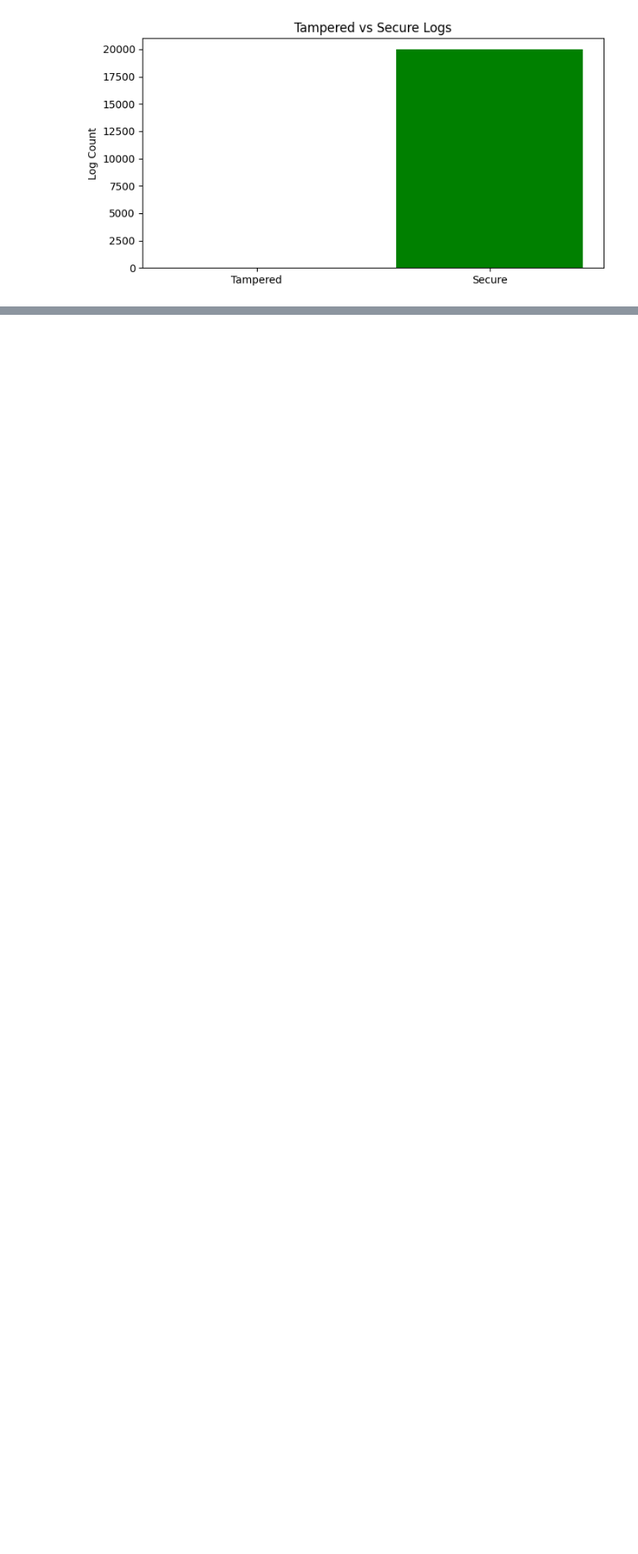
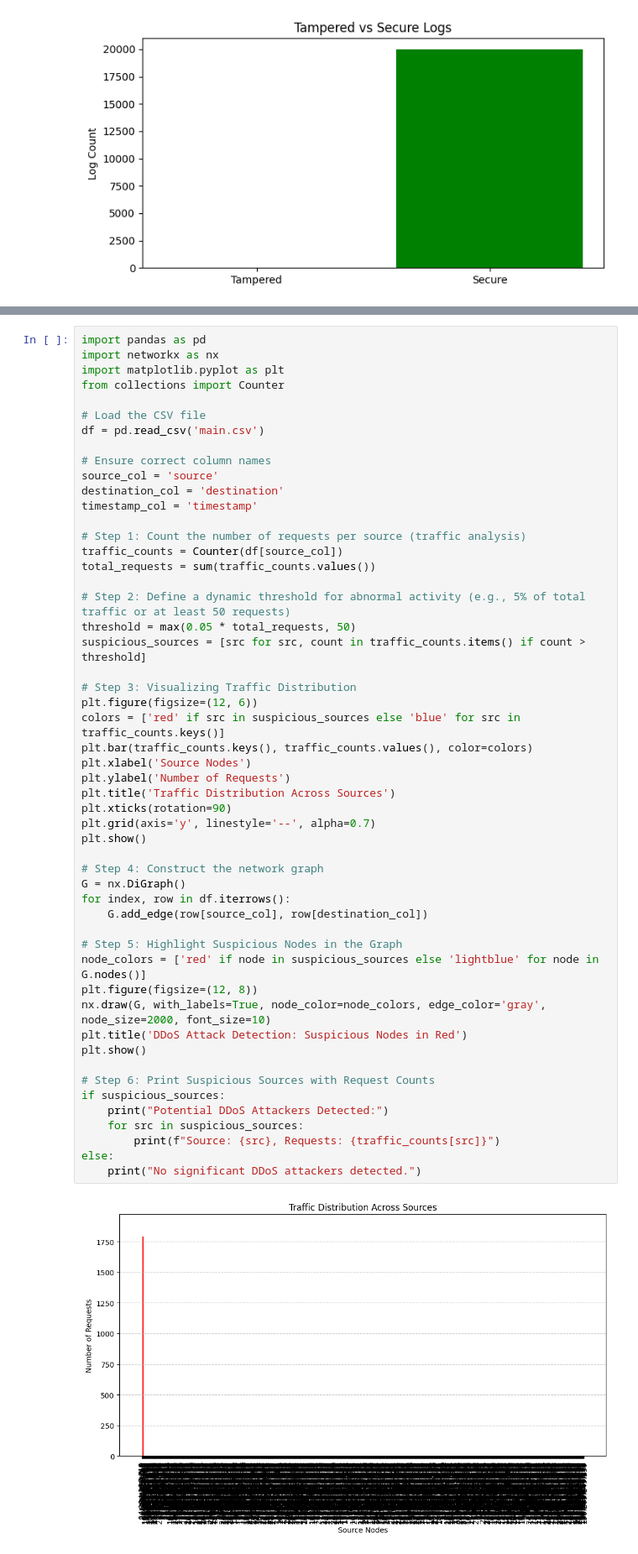
Before and after one commit to behldevansh/MACH-B, a Jupyter notebook: cryptanalysis/attacks.ipynb, the cells around one changed output, grey strips where cells are left out. Shown at 84% size. Drawn from its saved outputs; the diff is of its cells as text; blank space fills up the shorter version.

```diff
--- a/cryptanalysis/attacks.ipynb
+++ b/cryptanalysis/attacks.ipynb
@@ -87,0 +96,54 @@ Potential MITM Nodes Detected: ['10.1.1.1', '192.168.10.5', '192.168.0.1', '192.
+# %%
+import pandas as pd
+import networkx as nx
+import matplotlib.pyplot as plt
+from collections import Counter
+
+# Load the CSV file
+df = pd.read_csv('main.csv')
+
+# Ensure correct column names
+source_col = 'source'
+destination_col = 'destination'
+timestamp_col = 'timestamp'
+
+# Step 1: Count the number of requests per source (traffic analysis)
+traffic_counts = Counter(df[source_col])
+total_requests = sum(traffic_counts.values())
+
+# Step 2: Define a dynamic threshold for abnormal activity (e.g., 5% of total traffic or at least 50 requests)
+threshold = max(0.05 * total_requests, 50)
+suspicious_sources = [src for src, count in traffic_counts.items() if count > threshold]
+
+# Step 3: Visualizing Traffic Distribution
+plt.figure(figsize=(12, 6))
+colors = ['red' if src in suspicious_sources else 'blue' for src in traffic_counts.keys()]
+plt.bar(traffic_counts.keys(), traffic_counts.values(), color=colors)
+plt.xlabel('Source Nodes')
+plt.ylabel('Number of Requests')
+plt.title('Traffic Distribution Across Sources')
+plt.xticks(rotation=90)
+plt.grid(axis='y', linestyle='--', alpha=0.7)
+plt.show()
+
+# Step 4: Construct the network graph
+G = nx.DiGraph()
+for index, row in df.iterrows():
+    G.add_edge(row[source_col], row[destination_col])
+
+# Step 5: Highlight Suspicious Nodes in the Graph
+node_colors = ['red' if node in suspicious_sources else 'lightblue' for node in G.nodes()]
+plt.figure(figsize=(12, 8))
+nx.draw(G, with_labels=True, node_color=node_colors, edge_color='gray', node_size=2000, font_size=10)
+plt.title('DDoS Attack Detection: Suspicious Nodes in Red')
+plt.show()
+
+# Step 6: Print Suspicious Sources with Request Counts
+if suspicious_sources:
+    print("Potential DDoS Attackers Detected:")
+    for src in suspicious_sources:
+        print(f"Source: {src}, Requests: {traffic_counts[src]}")
+else:
+    print("No significant DDoS attackers detected.")
+# %% [output]
+[figure, added]
```
Also changed, not shown: parts of 2 cells of this notebook, 1 other file.
